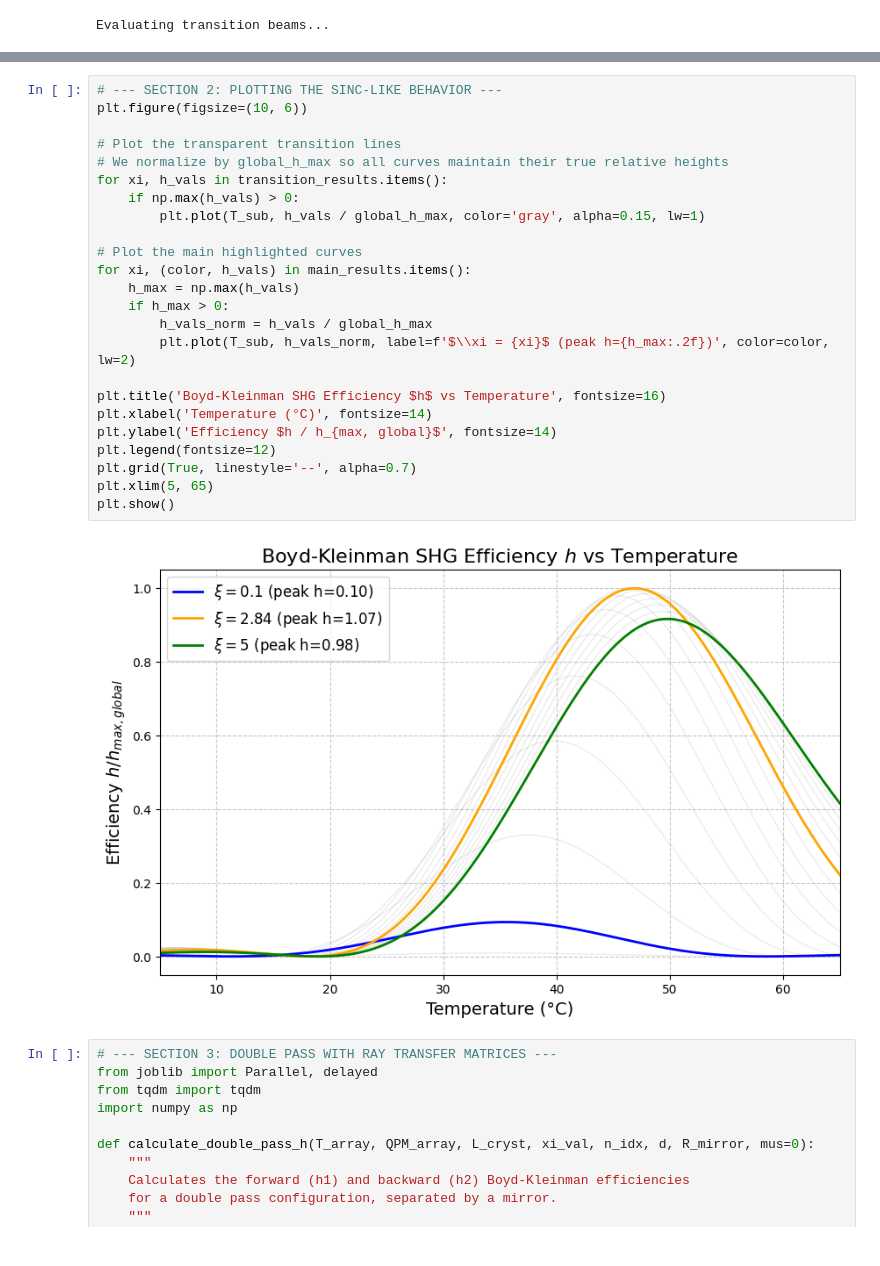
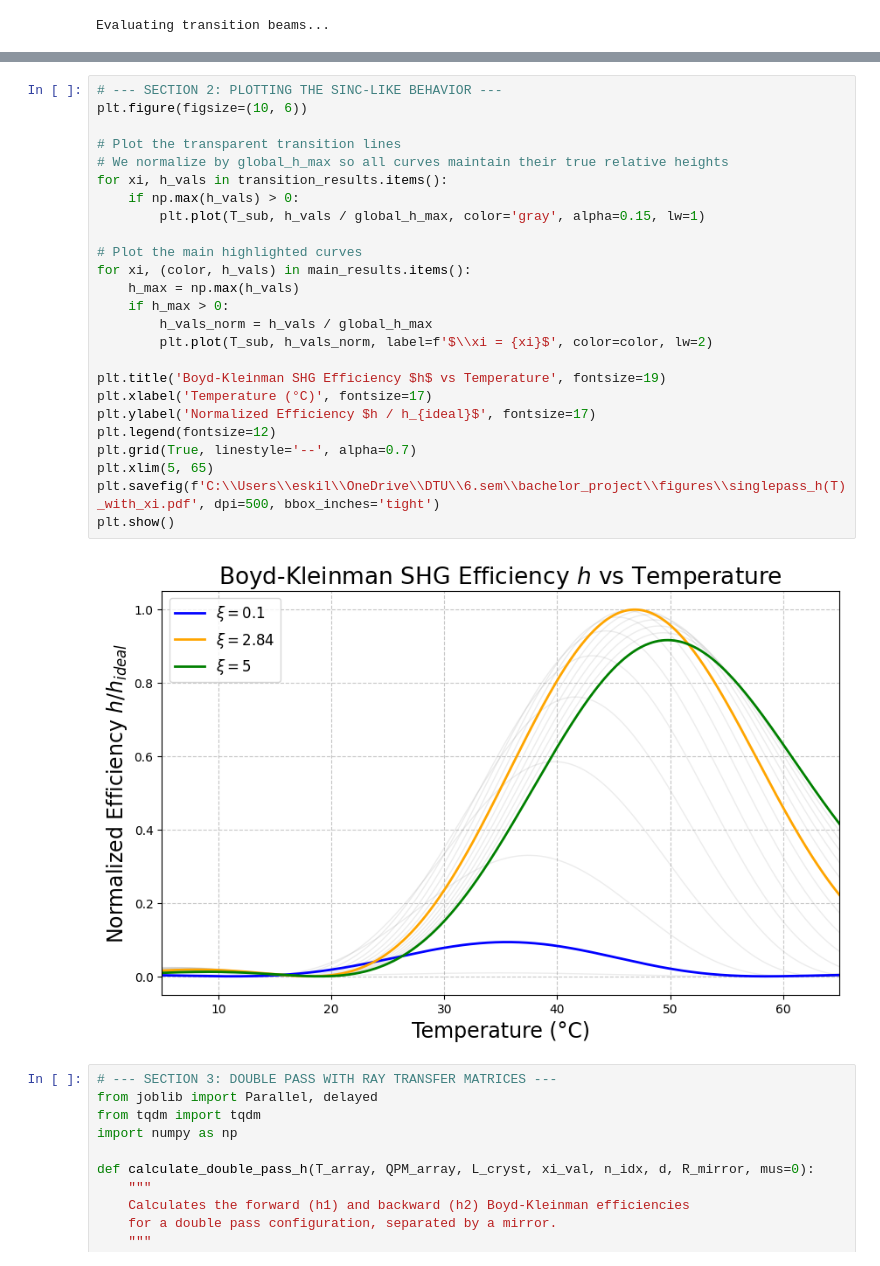
Before and after one commit to qpit/Eskild-Project-2026, a Jupyter notebook: main_document.ipynb, the cells around one changed output, grey strips where cells are left out. Drawn from its saved outputs; the diff is of its cells as text.

```diff
--- a/main_document.ipynb
+++ b/main_document.ipynb
@@ -585,29 +640,30 @@ Evaluating transition beams...
 # %%
 # --- SECTION 2: PLOTTING THE SINC-LIKE BEHAVIOR ---
 plt.figure(figsize=(10, 6))
 
 # Plot the transparent transition lines
 # We normalize by global_h_max so all curves maintain their true relative heights
 for xi, h_vals in transition_results.items():
     if np.max(h_vals) > 0:
         plt.plot(T_sub, h_vals / global_h_max, color='gray', alpha=0.15, lw=1)
 
 # Plot the main highlighted curves
 for xi, (color, h_vals) in main_results.items():
     h_max = np.max(h_vals)
     if h_max > 0:
         h_vals_norm = h_vals / global_h_max
-        plt.plot(T_sub, h_vals_norm, label=f'$\\xi = {xi}$ (peak h={h_max:.2f})', color=color, lw=2)
+        plt.plot(T_sub, h_vals_norm, label=f'$\\xi = {xi}$', color=color, lw=2)
 
-plt.title('Boyd-Kleinman SHG Efficiency $h$ vs Temperature', fontsize=16)
-plt.xlabel('Temperature (°C)', fontsize=14)
-plt.ylabel('Efficiency $h / h_{max, global}$', fontsize=14)
+plt.title('Boyd-Kleinman SHG Efficiency $h$ vs Temperature', fontsize=19)
+plt.xlabel('Temperature (°C)', fontsize=17)
+plt.ylabel('Normalized Efficiency $h / h_{ideal}$', fontsize=17)
 plt.legend(fontsize=12)
 plt.grid(True, linestyle='--', alpha=0.7)
 plt.xlim(5, 65)
+plt.savefig(f'C:\\Users\\eskil\\OneDrive\\DTU\\6.sem\\bachelor_project\\figures\\singlepass_h(T)_with_xi.pdf', dpi=500, bbox_inches='tight')
 plt.show()
 # %% [output]
-[figure, old version]
+[figure, new version]
 # %%
 # --- SECTION 3: DOUBLE PASS WITH RAY TRANSFER MATRICES ---
 from joblib import Parallel, delayed
```
Also changed, not shown: parts of 5 cells of this notebook, 2 other files.
